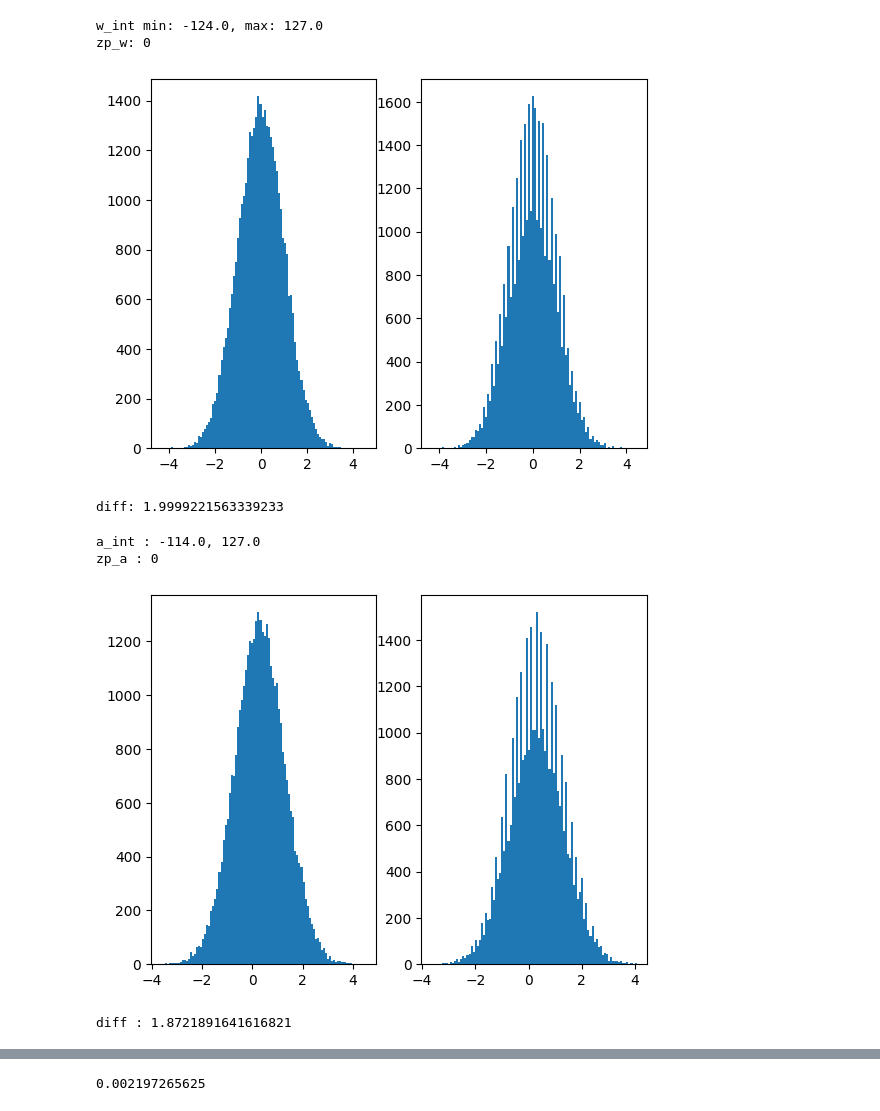
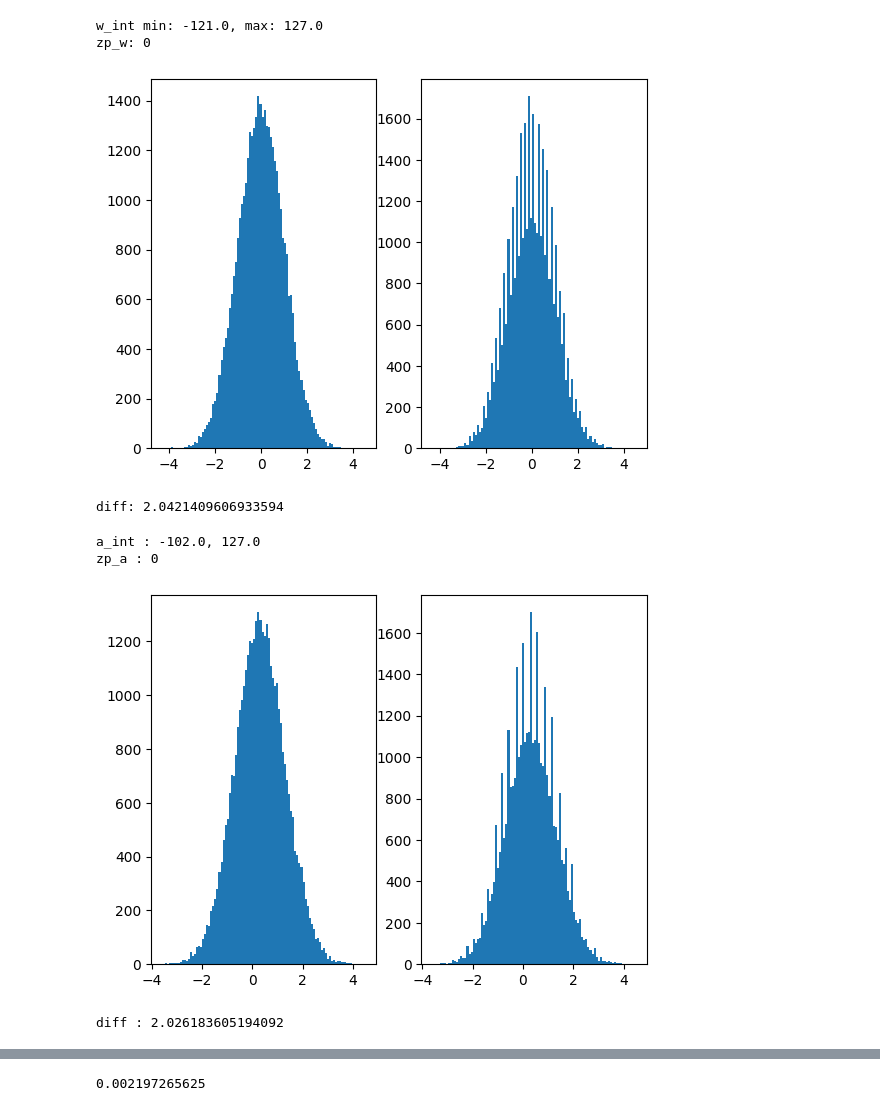
Before and after one commit to jiho264/myQuantTF, a Jupyter notebook: prac/int_sym_mm.ipynb, the cells around one changed output, grey strips where cells are left out. Cells and saved outputs as stored; diff of their text form; code cells hidden in the pictures.

```diff
--- a/prac/int_sym_mm.ipynb
+++ b/prac/int_sym_mm.ipynb
@@ -15,8 +15,7 @@ torch.random.manual_seed(0)
 w_fp = torch.randn(197, 197)
 
 
-s_w = (w_fp.max() - w_fp.min()) / 255
-zp_w = -(w_fp.min() / s_w).round() - 128
+s_w = w_fp.abs().max() / 127
 zp_w = 0
 w_int = (
     torch.clamp((w_fp / s_w).round() + zp_w, -128, 127).to(torch.int8).to(torch.float32)
@@ -33,36 +32,35 @@ ax[1].hist(w_hat.flatten().numpy(), bins=100)
 plt.show()
 print(f"diff: {torch.norm(w_fp - w_hat)}")
 # %% [output]
-w_int min: -124.0, max: 127.0
+w_int min: -121.0, max: 127.0
 zp_w: 0
-[figure, old version]
+[figure, new version]
-diff: 1.9999221563339233
+diff: 2.0421409606933594
 # %%
 a_fp = torch.randn(197, 197) + 0.3
 
-s_a = (a_fp.max() - a_fp.min()) / 255
-zp_a = -(a_fp.min() / s_a).round() - 128
+s_a = a_fp.abs().max() / 127
 zp_a = 0
 
 a_int = (
     torch.clamp((a_fp / s_a).round() + zp_a, -128, 127).to(torch.int8).to(torch.float32)
 )
 
 print(f"a_int : {a_int.min()}, {a_int.max()}")
 a_hat = (a_int - zp_a) * s_a
 
 print(f"zp_a : {zp_a}")
 
 fig, ax = plt.subplots(1, 2)
 ax[0].hist(a_fp.flatten().numpy(), bins=100)
 ax[1].hist(a_hat.flatten().numpy(), bins=100)
 plt.show()
 print(f"diff : {torch.norm(a_fp - a_hat)}")
 # %% [output]
-a_int : -114.0, 127.0
+a_int : -102.0, 127.0
 zp_a : 0
-[figure, old version]
+[figure, new version]
-diff : 1.8721891641616821
+diff : 2.026183605194092
 # %%
 bias_fp = torch.tensor(2.4)
 print(f"bias_fp : {bias_fp.min()}, {bias_fp.max()}")
```
Also changed, not shown: parts of 4 cells of this notebook, 2 other files.
